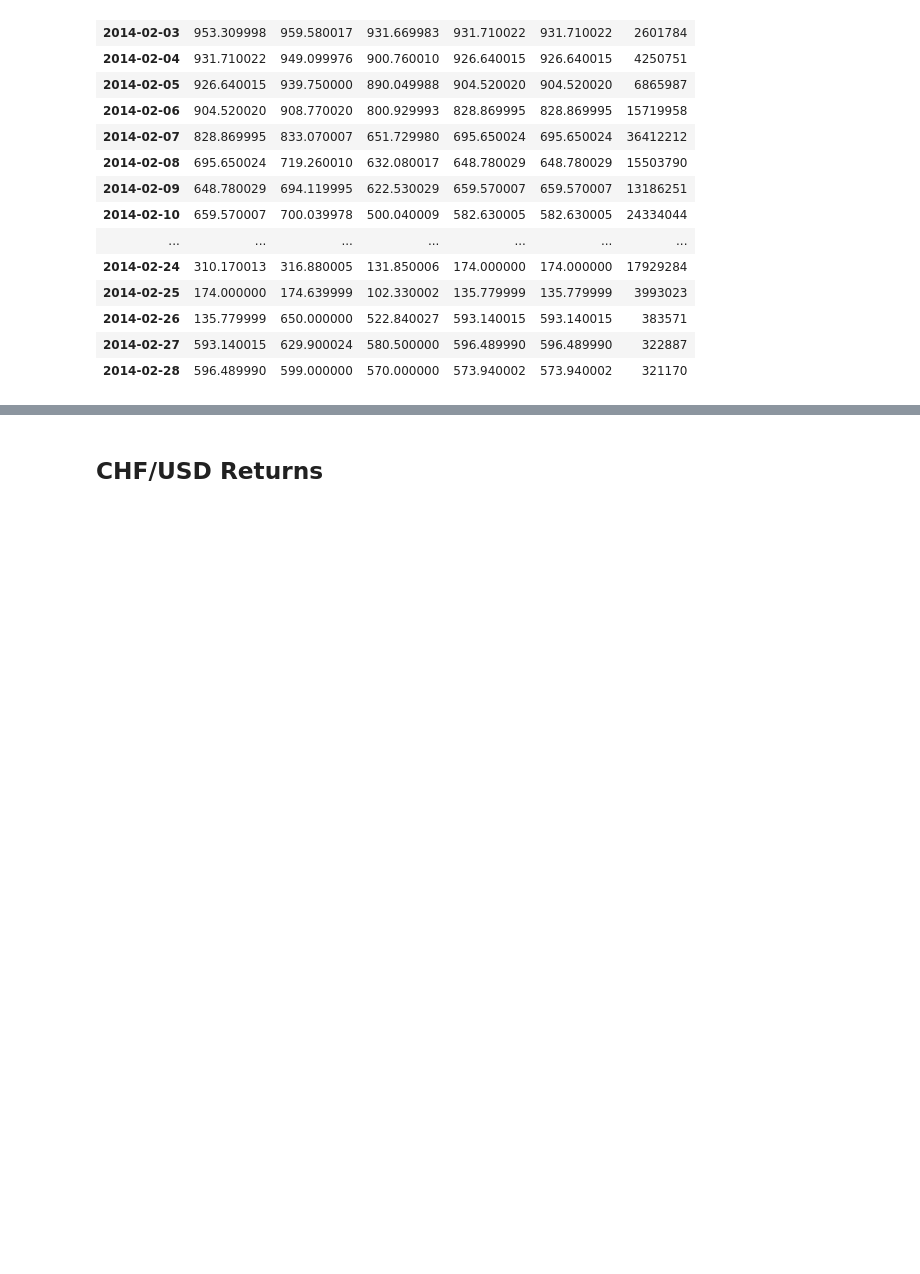
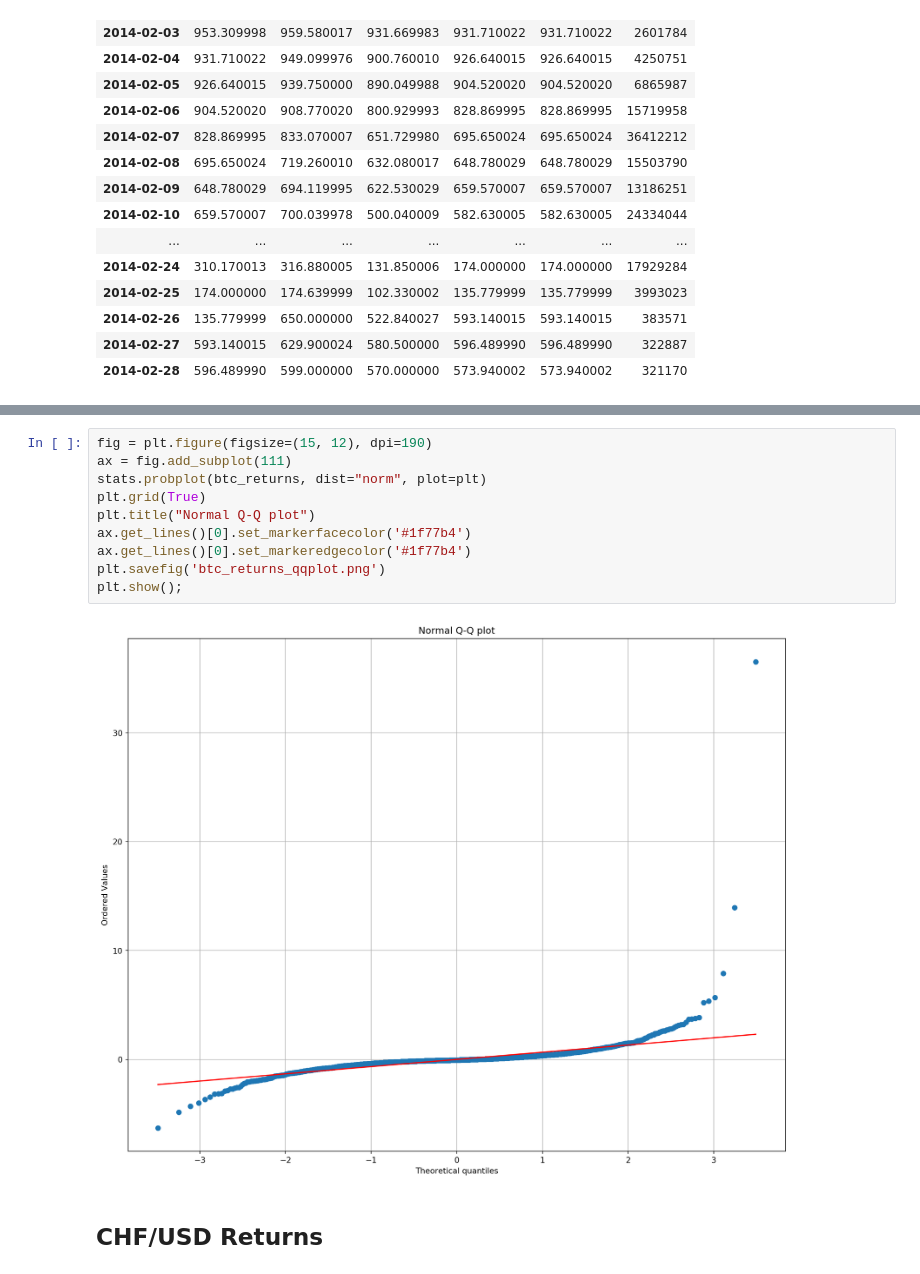
Before and after one commit to ngurnani/VolatilityPrediction, a Jupyter notebook: src/EDA.ipynb, the cells around one changed output, grey strips where cells are left out. Cells and saved outputs as stored; diff of their text form; blank space fills up the shorter version.

```diff
--- a/src/EDA.ipynb
+++ b/src/EDA.ipynb
@@ -188,3 +192,15 @@ plt.legend(['BTC/USD Returns']);
+# %%
+fig = plt.figure(figsize=(15, 12), dpi=190)
+ax = fig.add_subplot(111)
+stats.probplot(btc_returns, dist="norm", plot=plt)
+plt.grid(True)
+plt.title("Normal Q-Q plot")
+ax.get_lines()[0].set_markerfacecolor('#1f77b4')
+ax.get_lines()[0].set_markeredgecolor('#1f77b4')
+plt.savefig('btc_returns_qqplot.png')
+plt.show();
+# %% [output]
+[figure, added]
 # %% [markdown]
 ## CHF/USD Returns
 # %%
```
Also changed, not shown: parts of 4 cells of this notebook, 17 other files.
